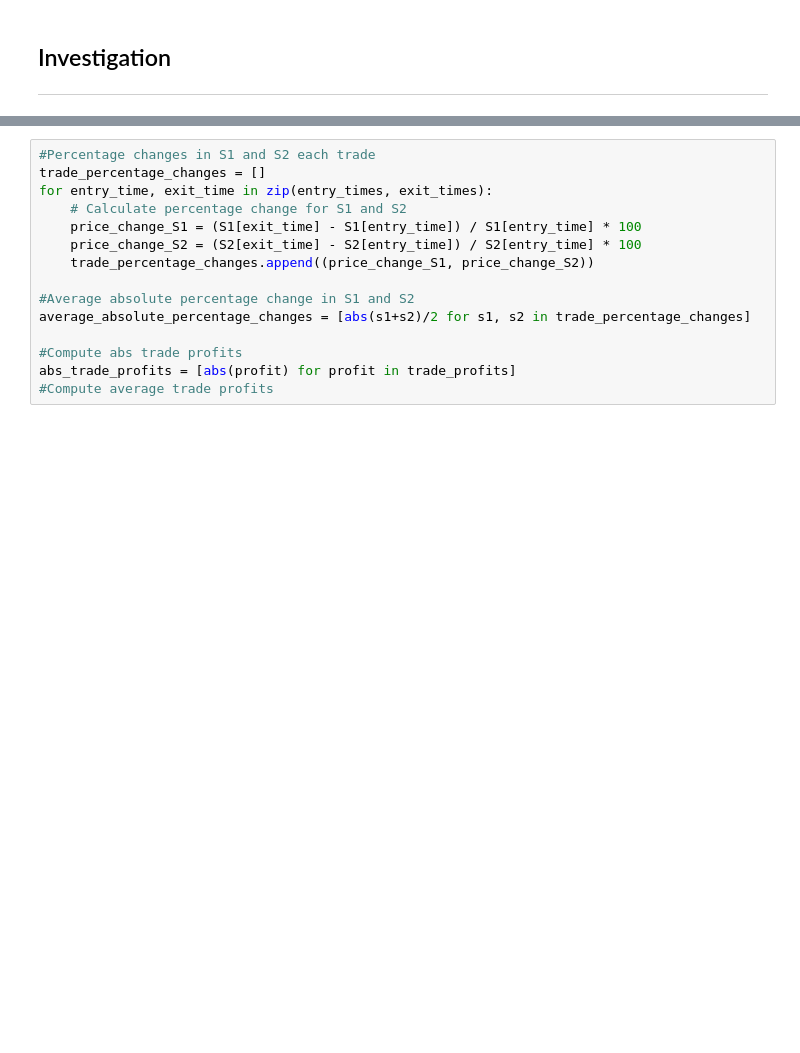
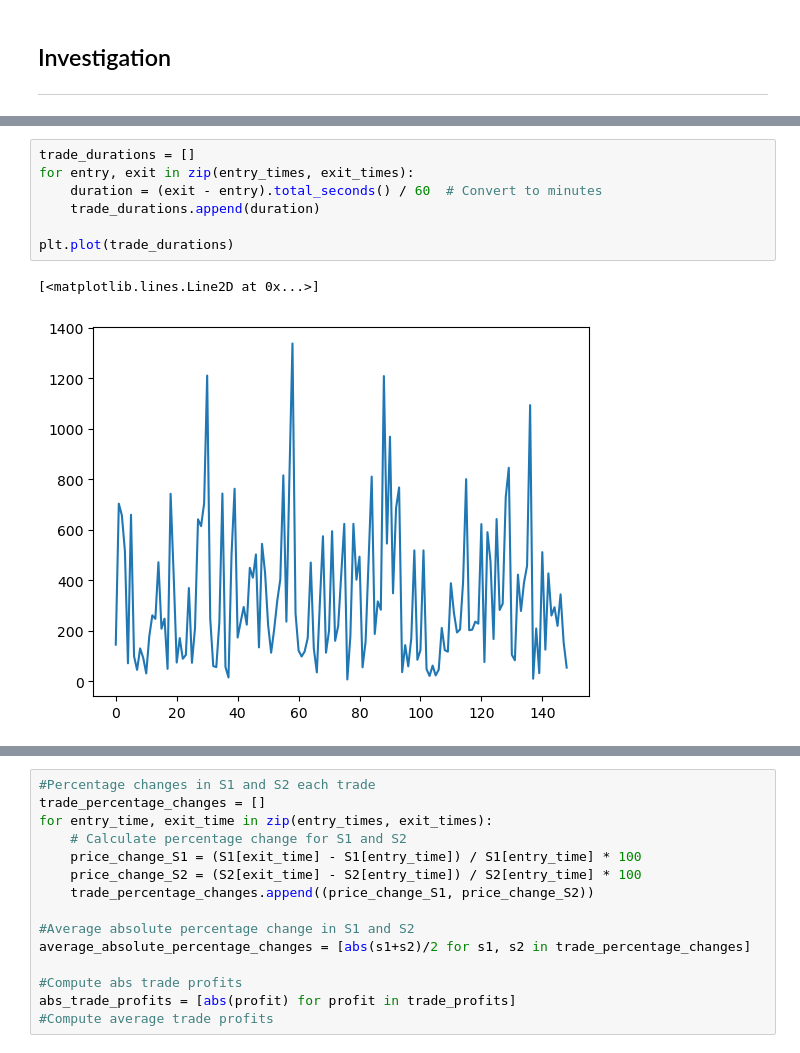
Before and after one commit to alexandrosdp/PairsTrading, a Jupyter notebook: leg_reversion.ipynb, the cells around one changed output, grey strips where cells are left out. Drawn from its saved outputs; the diff is of its cells as text; blank space fills up the shorter version.

```diff
--- a/leg_reversion.ipynb
+++ b/leg_reversion.ipynb
@@ -106,3 +106,13 @@ Dual leg trade profit rate: 49.94%
+# %%
+trade_durations = []
+for entry, exit in zip(entry_times, exit_times):
+    duration = (exit - entry).total_seconds() / 60  # Convert to minutes
+    trade_durations.append(duration)
+
+plt.plot(trade_durations)
+# %% [output]
+[<matplotlib.lines.Line2D at 0x...>]
+[figure, added]
 # %%
 plt.plot(cumulative_profit_series, label='Cumulative Profit')
 plt.title(f"Cumulative Profit for {sym1} ~ {sym2}")
```
Also changed, not shown: parts of 26 cells of this notebook.
